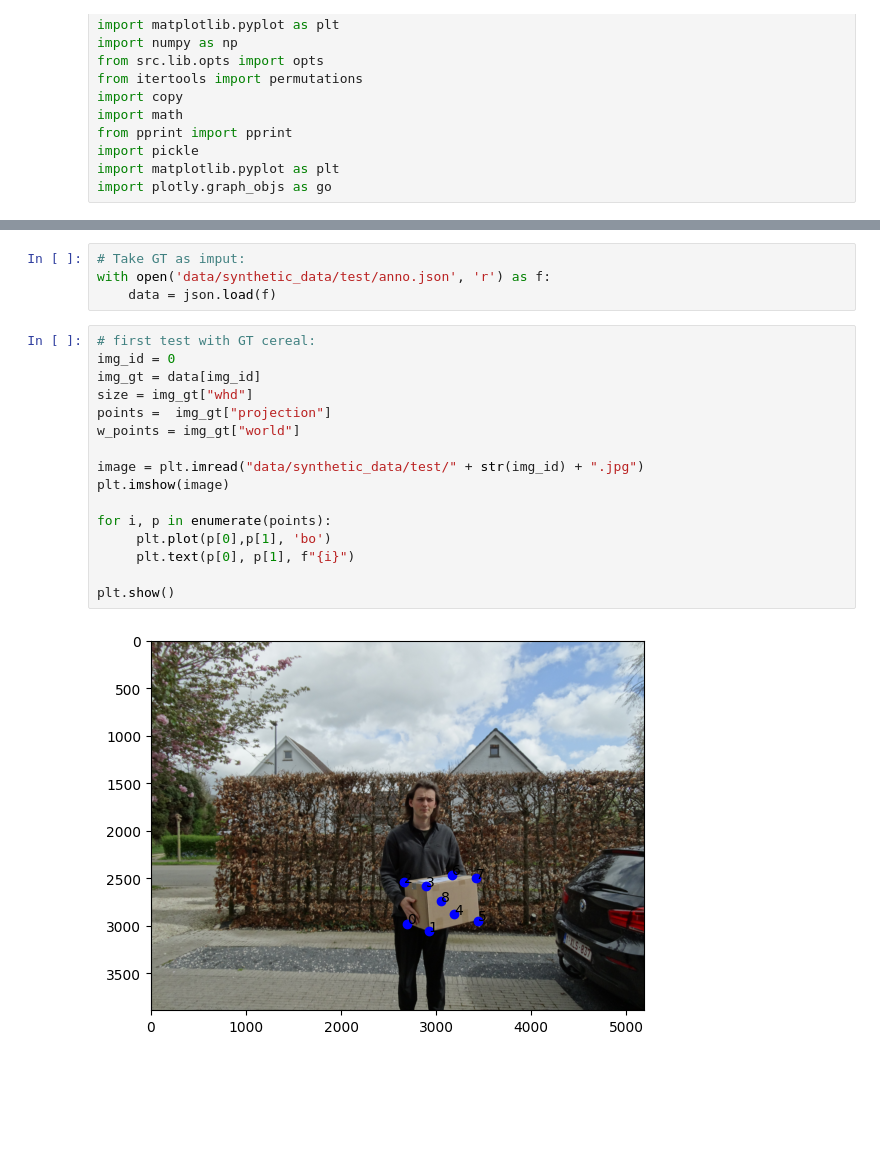
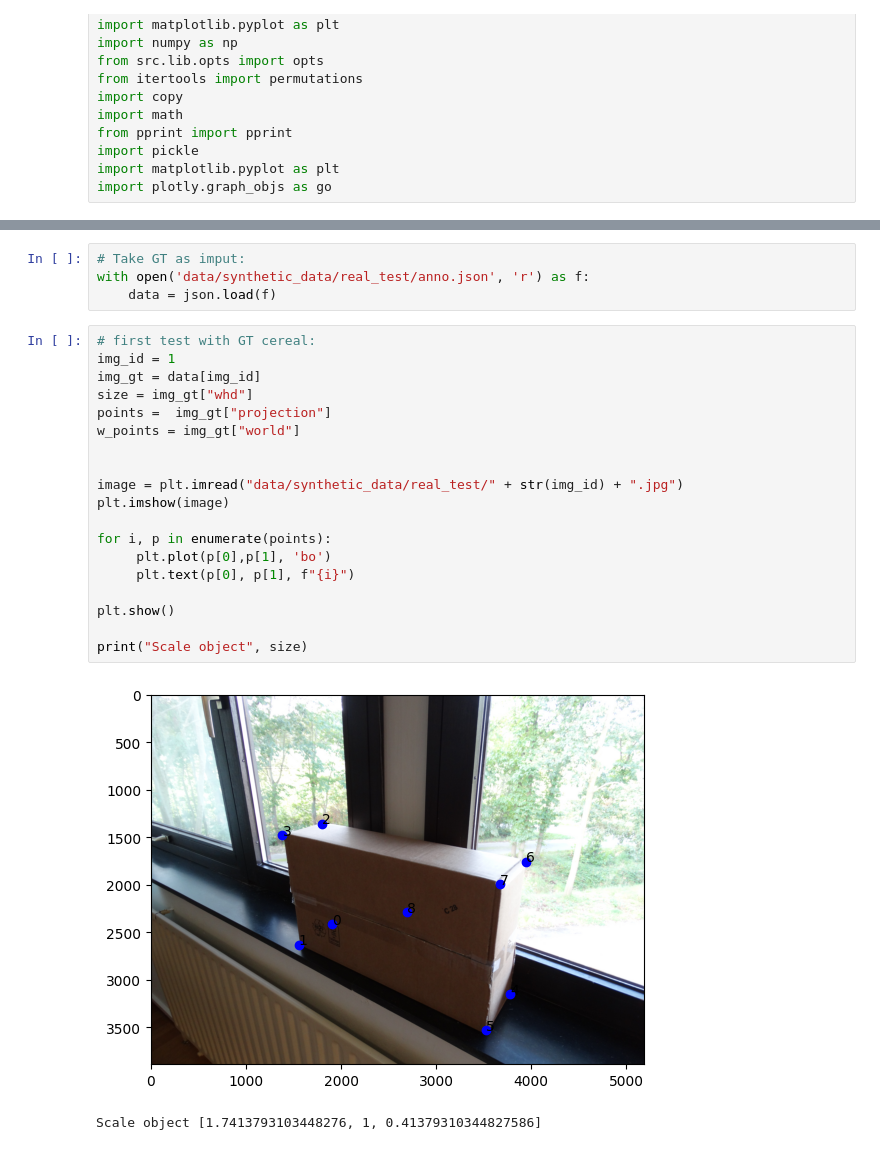
Before and after one commit to aarontenzing/CenterPose-synthetic-training, a Jupyter notebook: test_pnp.ipynb, the cells around one changed output, grey strips where cells are left out. Cells and saved outputs as stored; diff of their text form; blank space fills up the shorter version.

```diff
--- a/test_pnp.ipynb
+++ b/test_pnp.ipynb
@@ -33,26 +32,30 @@ Camera:
  [0.00000000e+00 0.00000000e+00 1.00000000e+00]]
 # %%
 # Take GT as imput:
-with open('data/synthetic_data/test/anno.json', 'r') as f:
+with open('data/synthetic_data/real_test/anno.json', 'r') as f:
     data = json.load(f)
 # %%
 # first test with GT cereal:
-img_id = 0
+img_id = 1
 img_gt = data[img_id]
 size = img_gt["whd"]
 points =  img_gt["projection"]
 w_points = img_gt["world"]
 
-image = plt.imread("data/synthetic_data/test/" + str(img_id) + ".jpg")
+
+image = plt.imread("data/synthetic_data/real_test/" + str(img_id) + ".jpg")
 plt.imshow(image)
 
 for i, p in enumerate(points):
      plt.plot(p[0],p[1], 'bo')
      plt.text(p[0], p[1], f"{i}")
 
 plt.show()
+
+print("Scale object", size)
 # %% [output]
-[figure, old version]
+[figure, new version]
+Scale object [1.7413793103448276, 1, 0.41379310344827586]
 # %%
 bbox = {'kps': points[:8], "obj_scale": size}
 print("width", image.shape[1],"height", image.shape[0])
```
Also changed, not shown: parts of 15 cells of this notebook, 16 other files.
